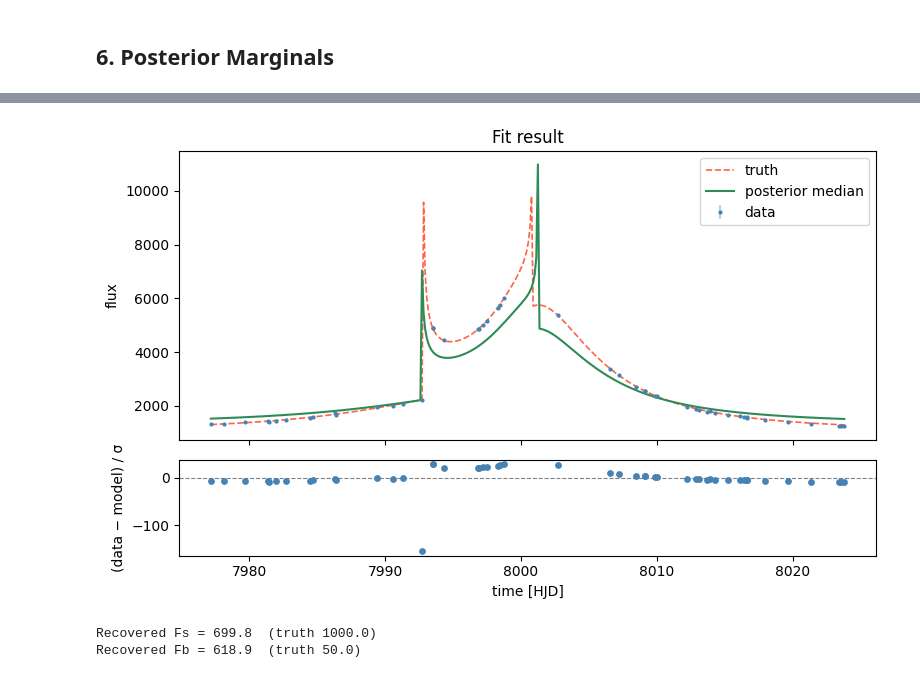
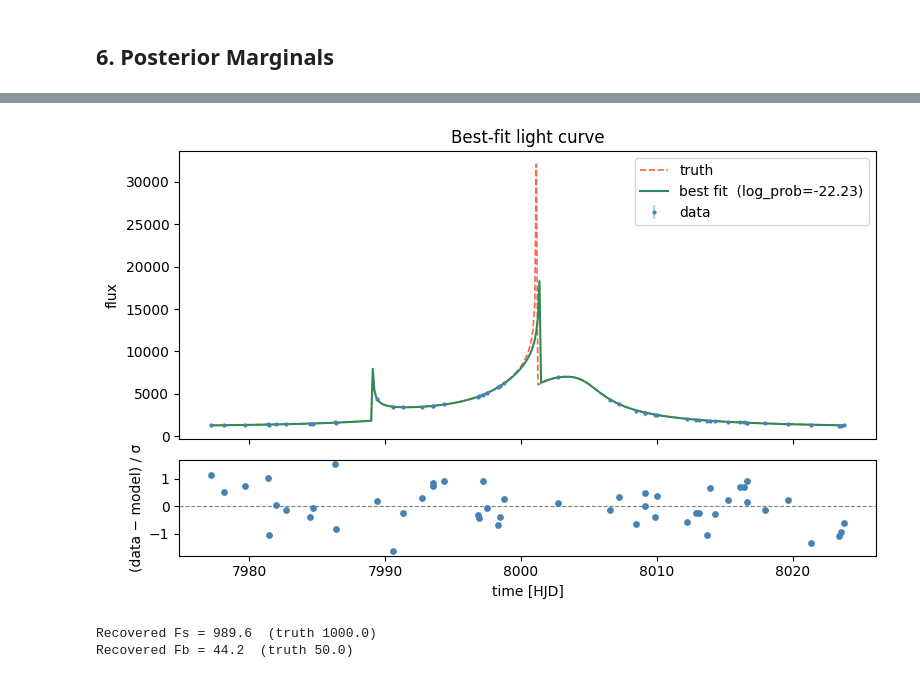
Before and after one commit to NunotaKansuke/lcbinint, a Jupyter notebook: example/sampler/sampler_quickstart.ipynb, the cells around one changed output, grey strips where cells are left out. Drawn from its saved outputs; the diff is of its cells as text; code cells hidden in the pictures.

```diff
--- a/example/sampler/sampler_quickstart.ipynb
+++ b/example/sampler/sampler_quickstart.ipynb
@@ -167,22 +182,24 @@ plt.show()
 ## 6. Posterior Marginals
 # %%
 samples_phys = chain.samples   # (nsteps × nwalkers, ndim) — physical space
+flat_lp      = chain.flat_log_prob
+best_idx     = int(np.argmax(flat_lp))
+best_phys    = samples_phys[best_idx]
 
 fig, axes = plt.subplots(2, 3, figsize=(10, 6))
 for i, (ax, lbl, tv) in enumerate(zip(axes.flat, labels, true_vals)):
     ax.hist(samples_phys[:, i], bins=30, color="steelblue", alpha=0.7, density=True)
-    ax.axvline(tv,                     color="tomato", lw=1.5, ls="--", label="truth")
-    ax.axvline(np.median(samples_phys[:, i]), color="gold", lw=1.5, label="median")
+    ax.axvline(tv,           color="tomato", lw=1.5, ls="--", label="truth")
+    ax.axvline(best_phys[i], color="gold",   lw=1.5, ls="-",  label="best")
     ax.set_xlabel(lbl)
     if i == 0:
         ax.legend(fontsize=8)
-
 plt.suptitle("Posterior marginals (physical space)")
 plt.tight_layout()
 plt.show()
 
-print(f"{'param':6s}  {'truth':>8s}  {'median':>8s}  {'16th':>8s}  {'84th':>8s}")
-for lbl, tv in zip(labels, true_vals):
+print(f"{'param':6s}  {'truth':>8s}  {'best':>8s}  {'median':>8s}  {'lo':>8s}  {'hi':>8s}")
+for i, (lbl, tv) in enumerate(zip(labels, true_vals)):
     s = chain.summary()[lbl]
-    print(f"{lbl:6s}  {tv:8.4f}  {s['median']:8.4f}  {s['lo']:8.4f}  {s['hi']:8.4f}")
+    print(f"{lbl:6s}  {tv:8.4f}  {best_phys[i]:8.4f}  {s['median']:8.4f}  {s['lo']:8.4f}  {s['hi']:8.4f}")
 # %% [output]
@@ -199,39 +220,36 @@ alpha     0.5000    0.5117    0.4938    0.5538
 # %%
-summary = chain.summary()
+# best sample in sampling space (needed for model.fluxes)
+best_theta_raw = chain.flat_samples[best_idx].tolist()
+fluxes_best    = model.fluxes(best_theta_raw)
+Fs_best = fluxes_best["synthetic"]["Fs"]
+Fb_best = fluxes_best["synthetic"]["Fb"]
 
-# physical-space medians for light curve evaluation
-p_med = {lbl: summary[lbl]["median"] for lbl in labels}
-
-# sampling-space medians for flux extraction
-theta_med_raw = np.median(chain.flat_samples, axis=0).tolist()
-fluxes_med    = model.fluxes(theta_med_raw)
-Fs_med = fluxes_med["synthetic"]["Fs"]
-Fb_med = fluxes_med["synthetic"]["Fb"]
-
-mag_med  = lc_model(t_dense, **p_med)
-flux_med = Fs_med * mag_med + Fb_med
+mag_best  = lc_model(t_dense, **dict(zip(labels, best_phys)))
+flux_best = Fs_best * mag_best + Fb_best
 
 fig, (ax1, ax2) = plt.subplots(2, 1, figsize=(8, 5), sharex=True,
                                 gridspec_kw={"height_ratios": [3, 1]})
 ax1.errorbar(times, flux_obs, flux_err, fmt=".", ms=4,
              color="steelblue", ecolor="lightblue", zorder=3, label="data")
 ax1.plot(t_dense, Fs_true * lc_ref(t_dense, **TRUE) + Fb_true,
          color="tomato", lw=1.2, ls="--", label="truth")
-ax1.plot(t_dense, flux_med, color="seagreen", lw=1.5, label="posterior median")
+ax1.plot(t_dense, flux_best, color="seagreen", lw=1.5,
+         label=f"best fit  (log_prob={flat_lp[best_idx]:.2f})")
 ax1.set_ylabel("flux")
-ax1.set_title("Fit result")
+ax1.set_title("Best-fit light curve")
 ax1.legend()
 
-flux_at_data = Fs_med * lc_model(times, **p_med) + Fb_med
-ax2.scatter(times, (flux_obs - flux_at_data) / flux_err, s=15, color="steelblue", zorder=3)
+flux_at_data = Fs_best * lc_model(times, **dict(zip(labels, best_phys))) + Fb_best
+ax2.scatter(times, (flux_obs - flux_at_data) / flux_err,
+            s=15, color="steelblue", zorder=3)
 ax2.axhline(0, color="gray", lw=0.8, ls="--")
 ax2.set(xlabel="time [HJD]", ylabel="(data − model) / σ")
 plt.tight_layout()
 plt.show()
 
-print(f"Recovered Fs = {Fs_med:.1f}  (truth {Fs_true:.1f})")
-print(f"Recovered Fb = {Fb_med:.1f}  (truth {Fb_true:.1f})")
+print(f"Recovered Fs = {Fs_best:.1f}  (truth {Fs_true:.1f})")
+print(f"Recovered Fb = {Fb_best:.1f}  (truth {Fb_true:.1f})")
 # %% [output]
-[figure, old version]
+[figure, new version]
-Recovered Fs = 699.8  (truth 1000.0)
-Recovered Fb = 618.9  (truth 50.0)
+Recovered Fs = 989.6  (truth 1000.0)
+Recovered Fb = 44.2  (truth 50.0)
```
Also changed, not shown: parts of 12 cells of this notebook.
